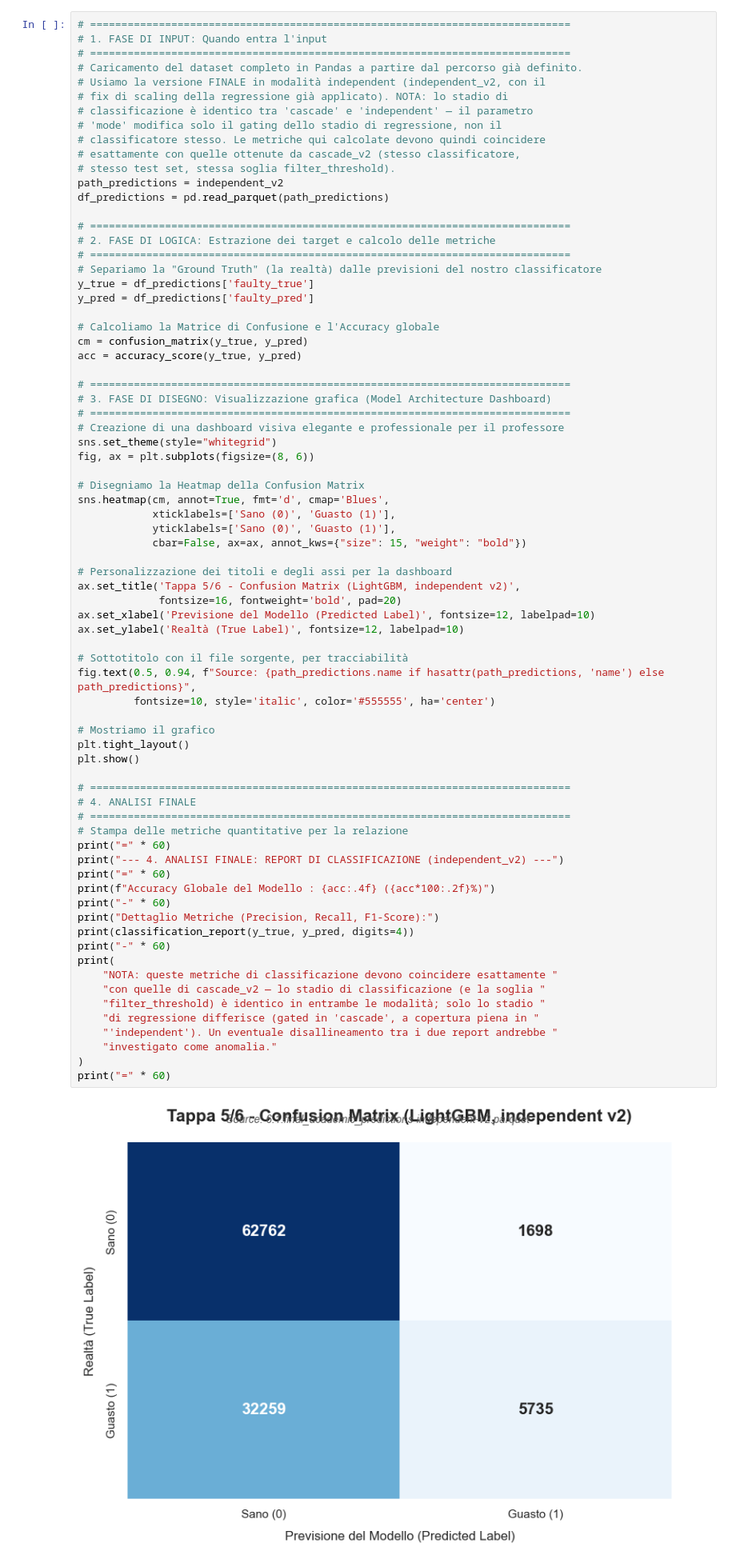
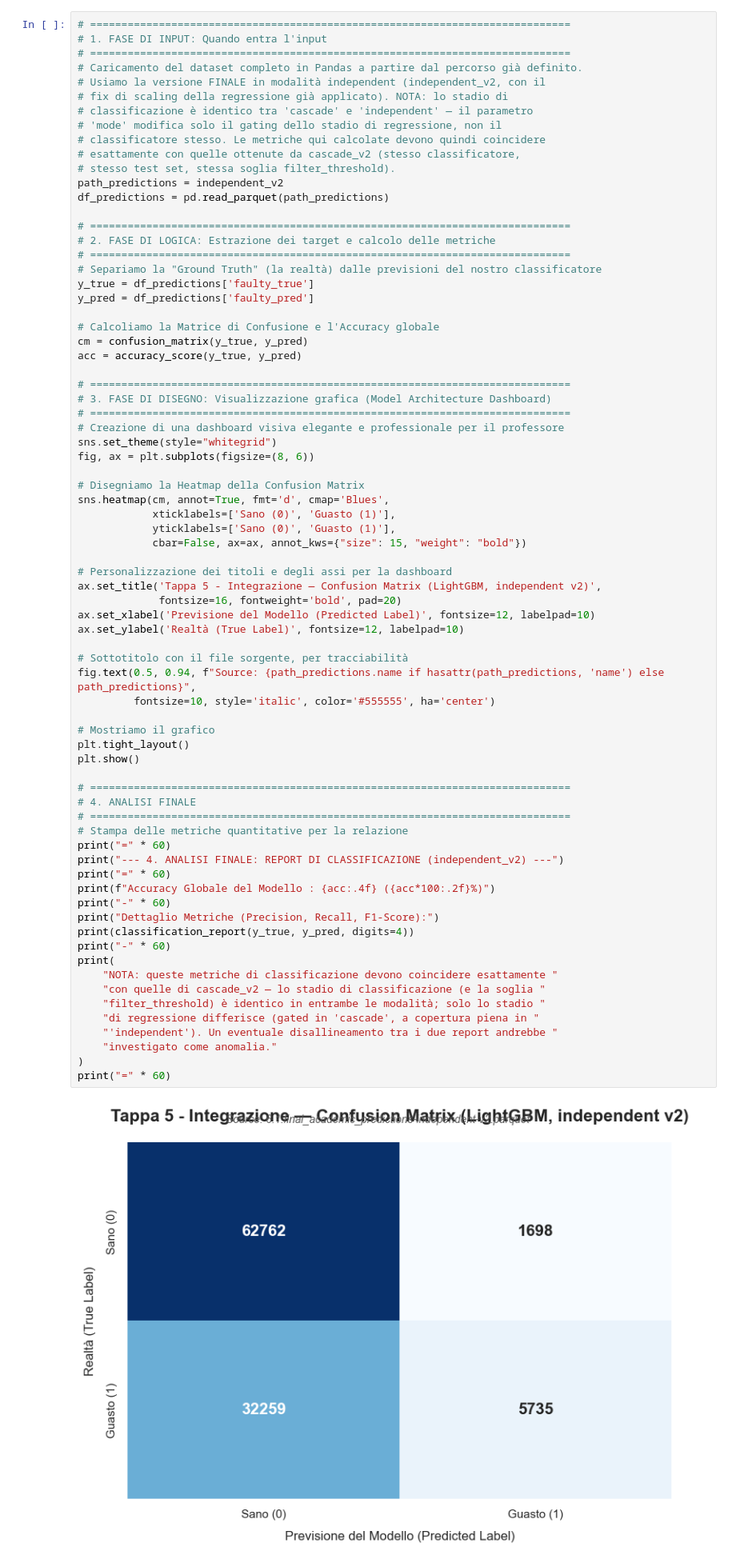
Before and after one commit to Catalinaqi/Project_MPPR-AI_B_PHM_America_2024, a Jupyter notebook: notebooks/5_integrazione/phase6_analysis.ipynb, the cells around one changed output. Shown at 80% size. Cells and saved outputs as stored; diff of their text form.

```diff
--- a/notebooks/5_integrazione/phase6_analysis.ipynb
+++ b/notebooks/5_integrazione/phase6_analysis.ipynb
@@ -426,7 +486,7 @@ sns.heatmap(cm, annot=True, fmt='d', cmap='Blues',
             cbar=False, ax=ax, annot_kws={"size": 15, "weight": "bold"})
 
 # Personalizzazione dei titoli e degli assi per la dashboard
-ax.set_title('Tappa 5/6 - Confusion Matrix (LightGBM, independent v2)',
+ax.set_title('Tappa 5 - Integrazione — Confusion Matrix (LightGBM, independent v2)',
              fontsize=16, fontweight='bold', pad=20)
 ax.set_xlabel('Previsione del Modello (Predicted Label)', fontsize=12, labelpad=10)
 ax.set_ylabel('Realtà (True Label)', fontsize=12, labelpad=10)
@@ -434,34 +494,34 @@ ax.set_ylabel('Realtà (True Label)', fontsize=12, labelpad=10)
 # Sottotitolo con il file sorgente, per tracciabilità
 fig.text(0.5, 0.94, f"Source: {path_predictions.name if hasattr(path_predictions, 'name') else path_predictions}",
          fontsize=10, style='italic', color='#555555', ha='center')
 
 # Mostriamo il grafico
 plt.tight_layout()
 plt.show()
 
 # =============================================================================
 # 4. ANALISI FINALE
 # =============================================================================
 # Stampa delle metriche quantitative per la relazione
 print("=" * 60)
 print("--- 4. ANALISI FINALE: REPORT DI CLASSIFICAZIONE (independent_v2) ---")
 print("=" * 60)
 print(f"Accuracy Globale del Modello : {acc:.4f} ({acc*100:.2f}%)")
 print("-" * 60)
 print("Dettaglio Metriche (Precision, Recall, F1-Score):")
 print(classification_report(y_true, y_pred, digits=4))
 print("-" * 60)
 print(
     "NOTA: queste metriche di classificazione devono coincidere esattamente "
     "con quelle di cascade_v2 — lo stadio di classificazione (e la soglia "
     "filter_threshold) è identico in entrambe le modalità; solo lo stadio "
     "di regressione differisce (gated in 'cascade', a copertura piena in "
     "'independent'). Un eventuale disallineamento tra i due report andrebbe "
     "investigato come anomalia."
 )
 print("=" * 60)
 # %% [output]
-[figure, old version]
+[figure, new version]
 ============================================================
 --- 4. ANALISI FINALE: REPORT DI CLASSIFICAZIONE (independent_v2) ---
 ============================================================
```
Also changed, not shown: parts of 22 cells of this notebook, 7 other files.
